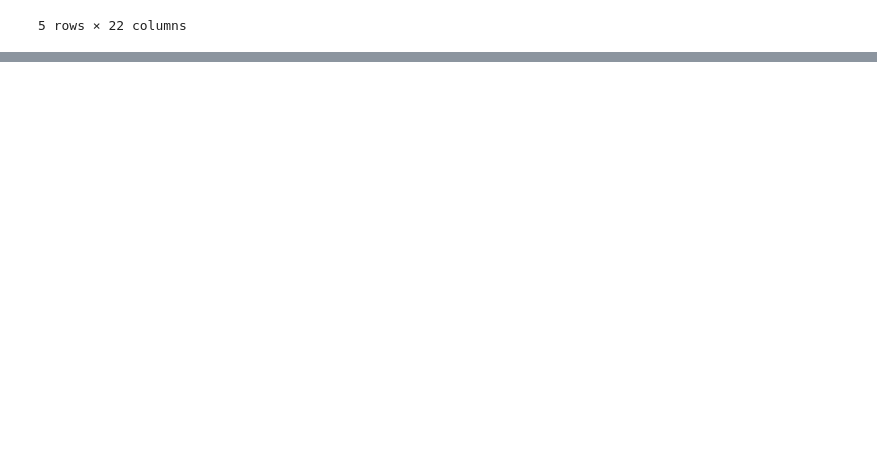
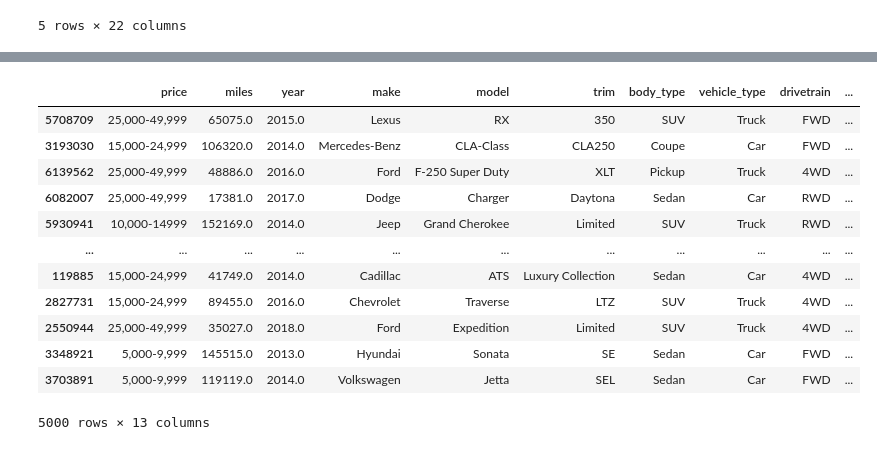
Before and after one commit to HWallace14/Final_Project, a Jupyter notebook: car_supervised_learning.ipynb, the cells around one changed output, grey strips where cells are left out. Drawn from its saved outputs; the diff is of its cells as text; code cells hidden in the pictures; blank space fills up the shorter version.

```diff
--- a/car_supervised_learning.ipynb
+++ b/car_supervised_learning.ipynb
@@ -33,0 +53,16 @@ clean_df.head()
+# %%
+clean_df
+# %% [output]
+|  | price | miles | year | make | model | trim | body_type | vehicle_type | drivetrain | ... |
+| 5708709 | 25,000-49,999 | 65075.0 | 2015.0 | Lexus | RX | 350 | SUV | Truck | FWD | ... |
+| 3193030 | 15,000-24,999 | 106320.0 | 2014.0 | Mercedes-Benz | CLA-Class | CLA250 | Coupe | Car | FWD | ... |
+| 6139562 | 25,000-49,999 | 48886.0 | 2016.0 | Ford | F-250 Super Duty | XLT | Pickup | Truck | 4WD | ... |
+| 6082007 | 25,000-49,999 | 17381.0 | 2017.0 | Dodge | Charger | Daytona | Sedan | Car | RWD | ... |
+| 5930941 | 10,000-14999 | 152169.0 | 2014.0 | Jeep | Grand Cherokee | Limited | SUV | Truck | RWD | ... |
+| ... | ... | ... | ... | ... | ... | ... | ... | ... | ... | ... |
+| 119885 | 15,000-24,999 | 41749.0 | 2014.0 | Cadillac | ATS | Luxury Collection | Sedan | Car | 4WD | ... |
+| 2827731 | 15,000-24,999 | 89455.0 | 2016.0 | Chevrolet | Traverse | LTZ | SUV | Truck | 4WD | ... |
+| 2550944 | 25,000-49,999 | 35027.0 | 2018.0 | Ford | Expedition | Limited | SUV | Truck | 4WD | ... |
+| 3348921 | 5,000-9,999 | 145515.0 | 2013.0 | Hyundai | Sonata | SE | Sedan | Car | FWD | ... |
+| 3703891 | 5,000-9,999 | 119119.0 | 2014.0 | Volkswagen | Jetta | SEL | Sedan | Car | FWD | ... |
+5000 rows × 13 columns
```
Also changed, not shown: parts of 54 cells of this notebook, 8 other files.
